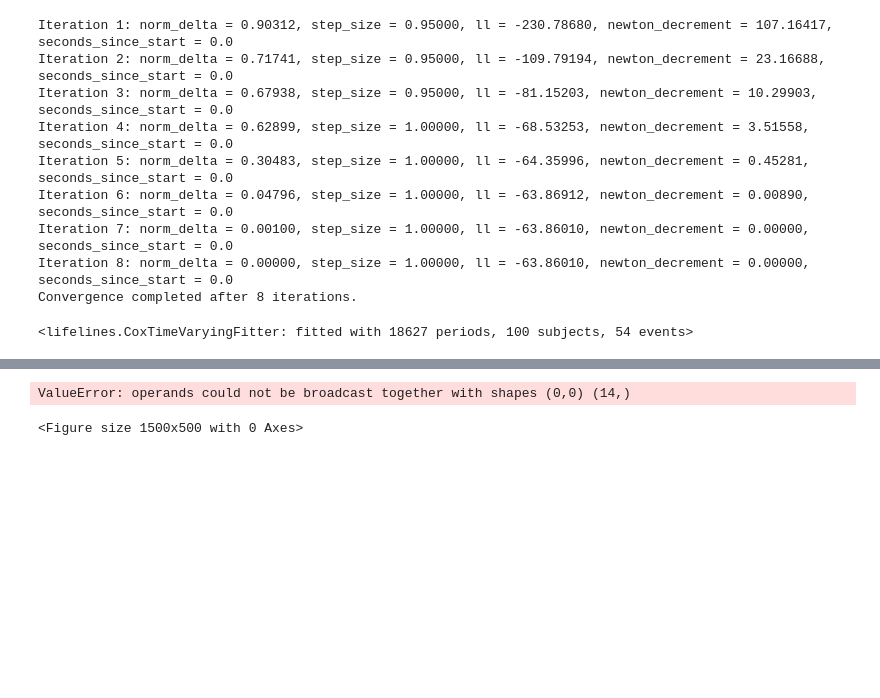
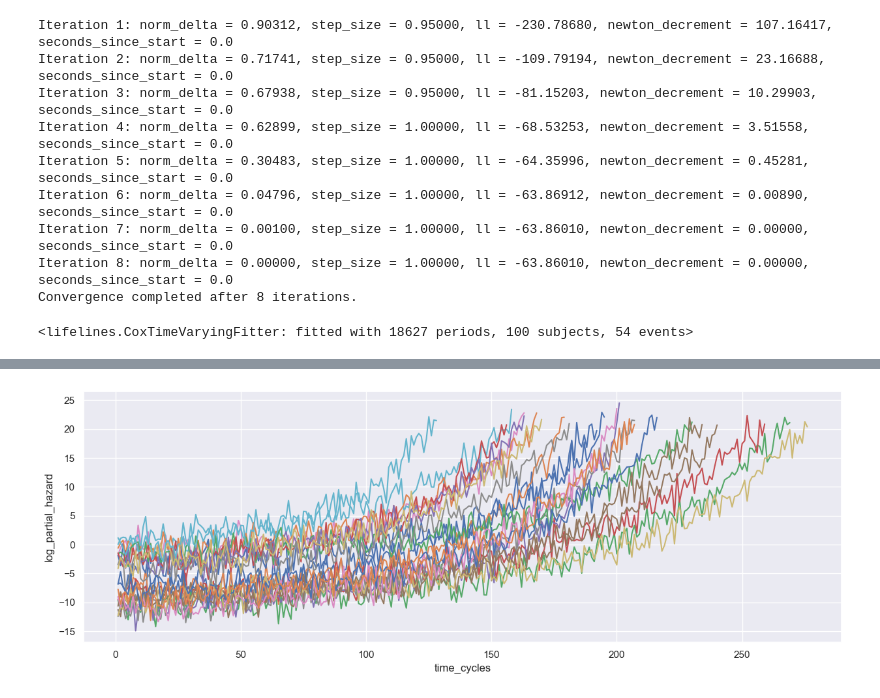
Before and after one commit to xxl4tomxu98/NASA-Jet-Engine-Maintenance, a Jupyter notebook: Survival Analysis/survival.ipynb, the cells around one changed output, grey strips where cells are left out. Cells and saved outputs as stored; diff of their text form; code cells hidden in the pictures; blank space fills up the shorter version.

```diff
--- a/Survival Analysis/survival.ipynb
+++ b/Survival Analysis/survival.ipynb
@@ -203,19 +204,18 @@ plt.show()
 # %%
 # now lets look at some hazard trajectories
 X = train.loc[train['unit_nr'].isin(df_to_predict.index)]
 X_unique = len(X['unit_nr'].unique())
 
 plt.figure(figsize=(15,5))
 
 for i in range(1, X_unique, 2):
     X_sub = X.loc[X['unit_nr'] == i]
-    predictions = ctv.predict_partial_hazard(X_sub)
+    predictions = ctv.predict_partial_hazard(X_sub).values
     plt.plot(X_sub['time_cycles'].values, np.log(predictions))
 
 plt.xlabel('time_cycles')
 plt.ylabel('log_partial_hazard')
 plt.show()
 # %% [output]
-ValueError: operands could not be broadcast together with shapes (0,0) (14,)
-<Figure size 1500x500 with 0 Axes>
+[figure, added]
 # %%
```
Also changed, not shown: parts of 10 cells of this notebook.
